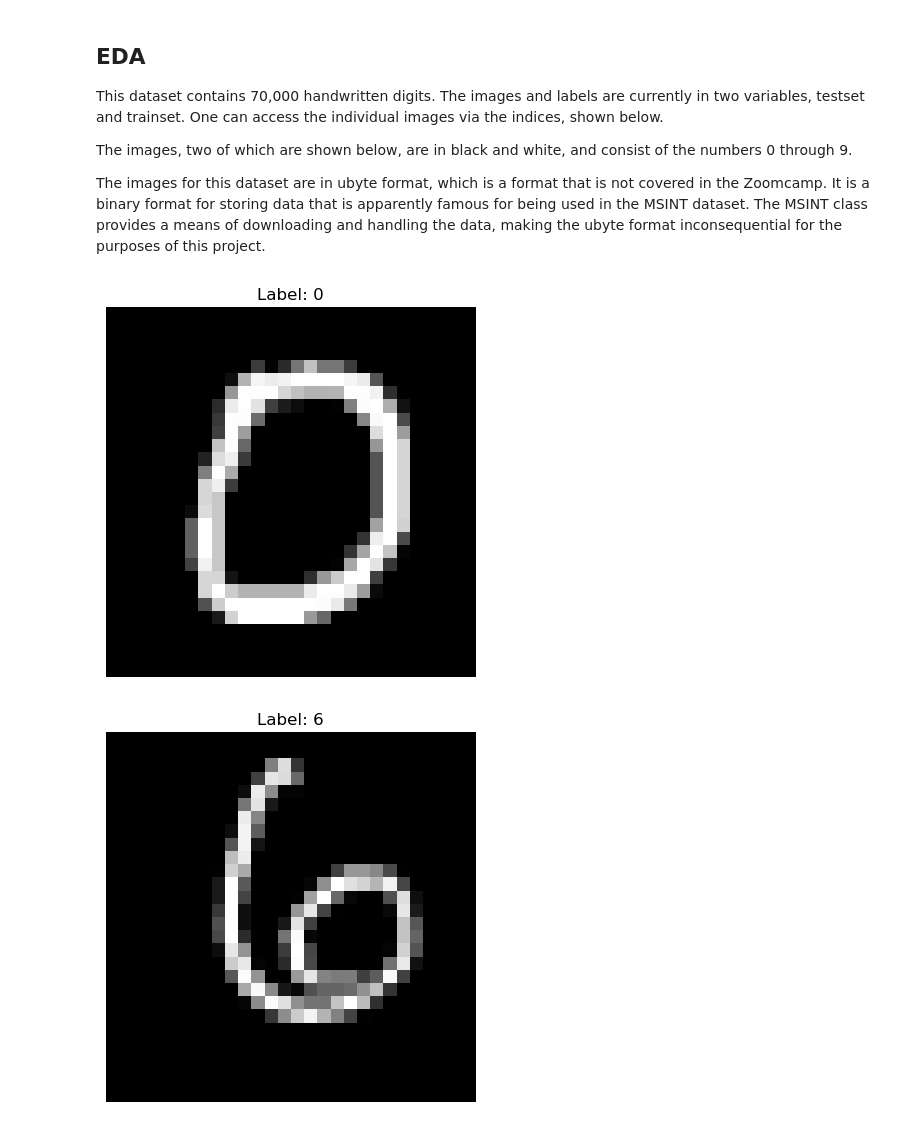
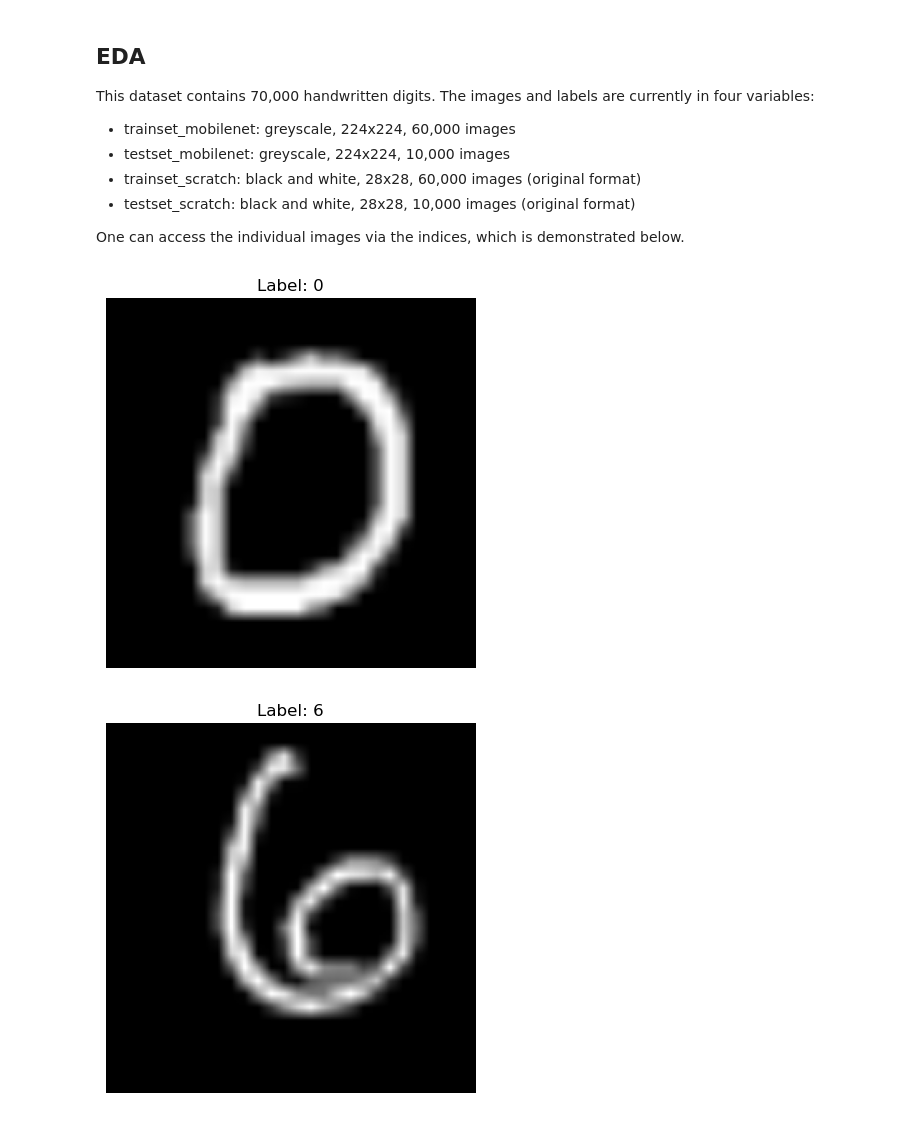
Before and after one commit to ANKershaw/Digit_Prediction, a Jupyter notebook: notebook.ipynb, the cells around one changed output. Drawn from its saved outputs; the diff is of its cells as text; code cells hidden in the pictures.

Commit message:
feat(notebook): completed notebook and train.py

```diff
--- a/notebook.ipynb
+++ b/notebook.ipynb
@@ -51,30 +87,38 @@ testset = MNIST(
 # %% [markdown]
 ## EDA
-This dataset contains 70,000 handwritten digits. The images and labels are currently in two variables, testset and trainset. One can access the individual images via the indices, shown below.
+This dataset contains 70,000 handwritten digits. The images and labels are currently in four variables:
+* trainset_mobilenet: greyscale, 224x224, 60,000 images
+* testset_mobilenet: greyscale, 224x224, 10,000 images
+* trainset_scratch: black and white, 28x28, 60,000 images (original format)
+* testset_scratch: black and white, 28x28, 10,000 images (original format)
 
-
-The images, two of which are shown below, are in black and white, and consist of the numbers 0 through 9.
-
-
-The images for this dataset are in ubyte format, which is a format that is not covered in the Zoomcamp. It is a binary format for storing data that is apparently famous for being used in the MSINT dataset. The MSINT class provides a means of downloading and handling the data, making the ubyte format inconsequential for the purposes of this project.
+One can access the individual images via the indices, which is demonstrated below.
 # %%
 # Picking two images at random.
-
-image_tensor1, label1 = testset[10]
-image_tensor2, label2 = testset[100]
+image_tensor1, label1 = testset_mobilenet[10]
+image_tensor2, label2 = testset_mobilenet[100]
 # %%
-# 4. View the image using Matplotlib
 #    For plotting, we need to remove the channel dimension (which is 1 for grayscale)
 #    and use a 'gray' colormap.
-plt.imshow(image_tensor1.squeeze().numpy(), cmap='gray')
+IMAGENET_MEAN = torch.tensor([0.485, 0.456, 0.406]).view(3, 1, 1)
+IMAGENET_STD  = torch.tensor([0.229, 0.224, 0.225]).view(3, 1, 1)
+
+def to_display_gray(x):
+	# x: Tensor [3, H, W] normalized
+	x = x.detach().cpu()
+	x = x * IMAGENET_STD + IMAGENET_MEAN  # unnormalize
+	x = x.clamp(0, 1)
+	return x[0].numpy()                   # take the first channel -> [H, W]
+
+plt.imshow(to_display_gray(image_tensor1), cmap='gray')
 plt.title(f"Label: {label1}")
 plt.axis('off') # Hide axis values
 plt.show()
 
-plt.imshow(image_tensor2.squeeze().numpy(), cmap='gray')
+plt.imshow(to_display_gray(image_tensor2), cmap='gray')
 plt.title(f"Label: {label2}")
 plt.axis('off') # Hide axis values
 plt.show()
 # %% [output]
-[figure, old version]
+[figure, new version]
-[figure, old version]
+[figure, new version]
```
Also changed, not shown: parts of 26 cells of this notebook, 4 other files.
